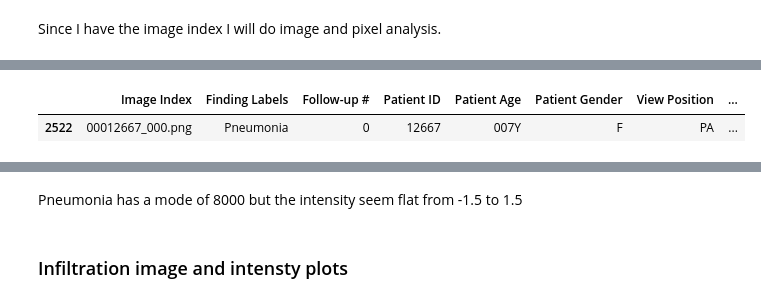
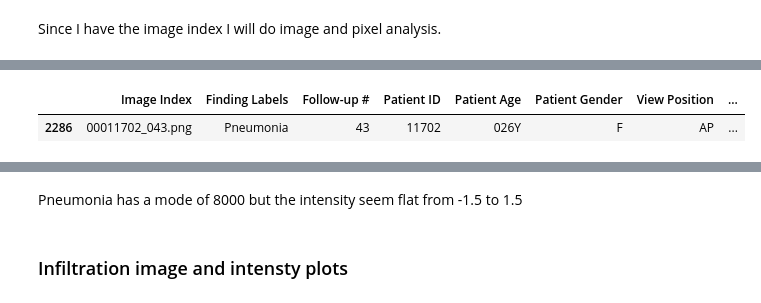
Before and after one commit to k0f1/Pneumonia-algorithm, a Jupyter notebook: EDA.ipynb, the cells around one changed output, grey strips where cells are left out. Drawn from its saved outputs; the diff is of its cells as text; code cells hidden in the pictures.

```diff
--- a/EDA.ipynb
+++ b/EDA.ipynb
@@ -348,7 +404,7 @@ plt.show()
 # %%
-p1 = sample_df[sample_df['Image Index'] == '00012667_000.png']
+p1 = sample_df[sample_df['Image Index'] == '00011702_043.png']
 p1
 # %% [output]
 |  | Image Index | Finding Labels | Follow-up # | Patient ID | Patient Age | Patient Gender | View Position | ... |
-| 2522 | 00012667_000.png | Pneumonia | 0 | 12667 | 007Y | F | PA | ... |
+| 2286 | 00011702_043.png | Pneumonia | 43 | 11702 | 026Y | F | AP | ... |
 # %%
```
Also changed, not shown: parts of 20 cells of this notebook.
